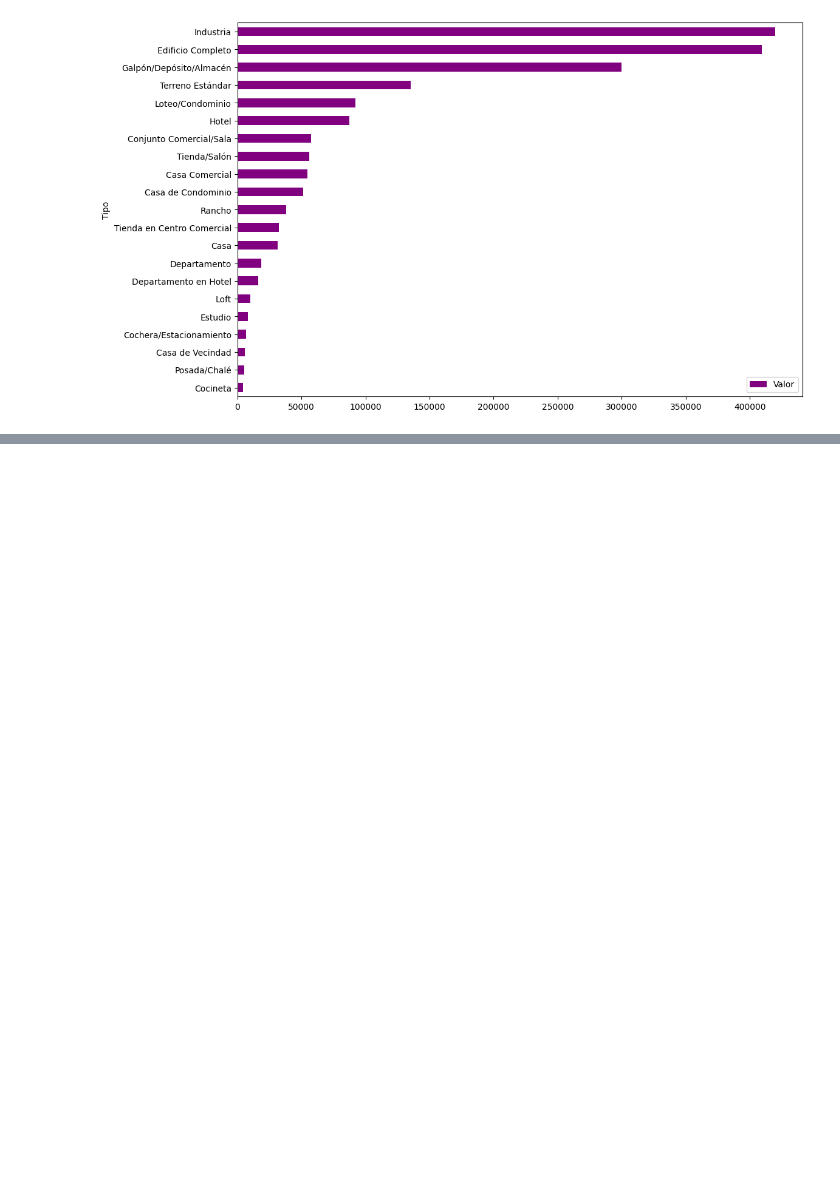
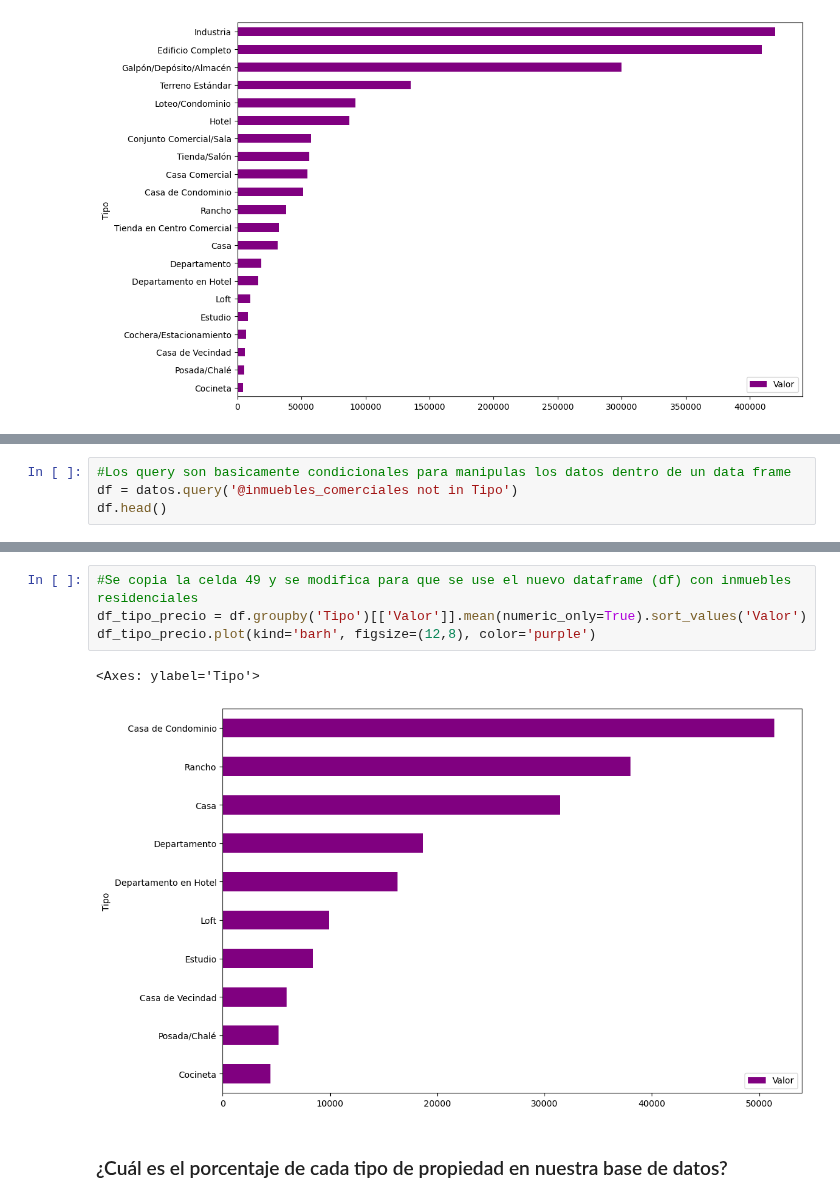
Before and after one commit to Liuz8/ETL-Oracle-Curso, a Jupyter notebook: inmuebles_cdmx.ipynb, the cells around one changed output, grey strips where cells are left out. Drawn from its saved outputs; the diff is of its cells as text; blank space fills up the shorter version.

Commit message:
se grafican ls porcentajes de los inmuebles
El data frame principal se cambia por los datos de departametos ya que es la mayoria de inmuebles residenciales

```diff
--- a/inmuebles_cdmx.ipynb
+++ b/inmuebles_cdmx.ipynb
@@ -254,0 +306,4 @@ df_tipo_precio.plot(kind='barh', figsize=(12,8), color='purple')
+# %%
+#Los query son basicamente condicionales para manipulas los datos dentro de un data frame
+df = datos.query('@inmuebles_comerciales not in Tipo')
+df.head()
@@ -254,0 +317,9 @@ df_tipo_precio.plot(kind='barh', figsize=(12,8), color='purple')
+# %%
+#Se copia la celda 49 y se modifica para que se use el nuevo dataframe (df) con inmuebles residenciales
+df_tipo_precio = df.groupby('Tipo')[['Valor']].mean(numeric_only=True).sort_values('Valor')
+df_tipo_precio.plot(kind='barh', figsize=(12,8), color='purple')
+# %% [output]
+<Axes: ylabel='Tipo'>
+[figure, added]
+# %% [markdown]
+### ¿Cuál es el porcentaje de cada tipo de propiedad en nuestra base de datos?
```
Also changed, not shown: parts of 15 cells of this notebook.
